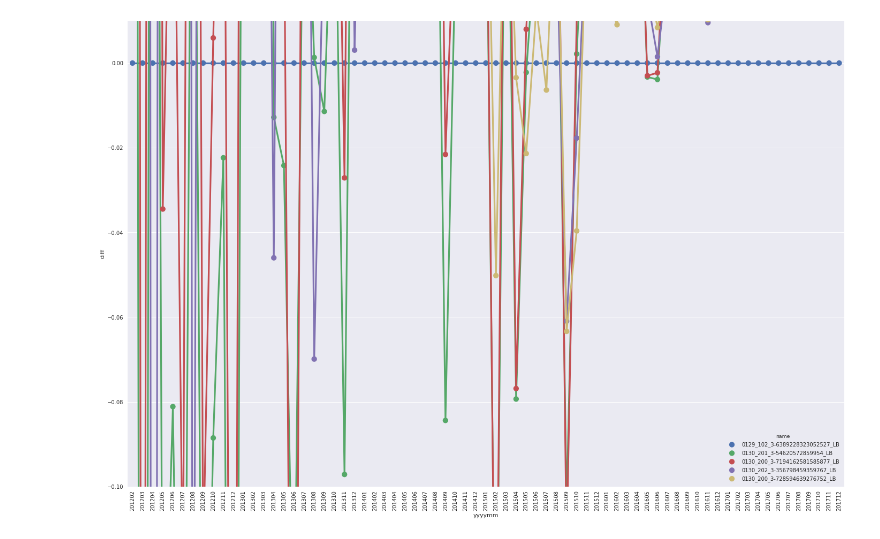
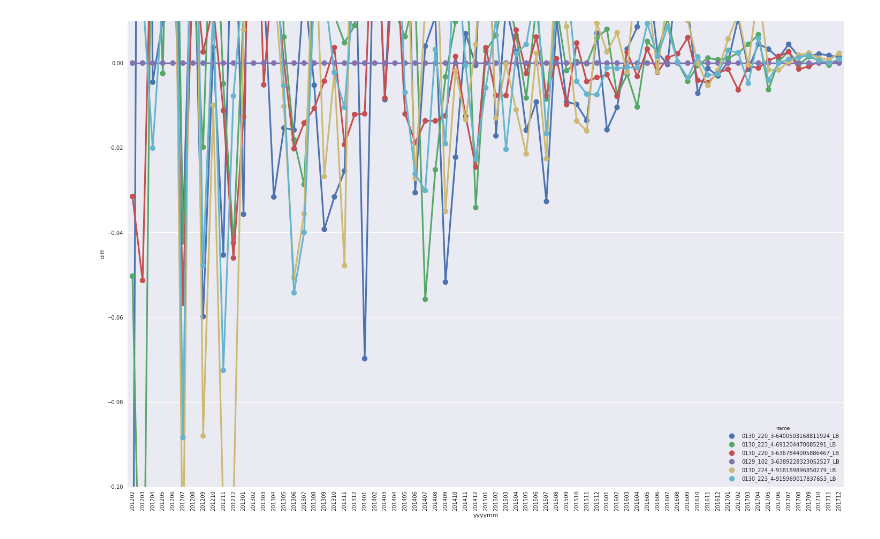
Before and after one commit to Chestnut1999/Elo-Recommendation-23place, a Jupyter notebook: jpy/205_elo_fam_score_viz.ipynb, the cells around one changed output. Drawn from its saved outputs; the diff is of its cells as text; code cells hidden in the pictures.

```diff
--- a/jpy/205_elo_fam_score_viz.ipynb
+++ b/jpy/205_elo_fam_score_viz.ipynb
@@ -31,7 +31,7 @@ ignore_list = [key, target, 'merchant_id', 'first_avtive_month']
 import glob
 from joblib import Parallel, delayed
 
-path_list = glob.glob('../stack/0130_20*.gz') + ['../stack/0129_102_stack_lgb_lr0.01_172feats_10seed_48leaves_iter992_OUT30.0965_CV3-6389228323052527_LB.gz']
+path_list = glob.glob('../stack/0130_22*.gz') + ['../stack/0129_102_stack_lgb_lr0.01_172feats_10seed_48leaves_iter992_OUT30.0965_CV3-6389228323052527_LB.gz']
 # path_list = glob.glob('../stack/*.gz')
 base = utils.read_df_pkl('../input/base_first*0*').set_index(key)
 base['first_active_month'].fillna('2017-3', inplace=True)
@@ -97,35 +97,35 @@ def get_fam_score(pred_col):
 
 fam_score_list = Parallel(n_jobs=-1)([delayed(get_fam_score)(pred_col) for pred_col in pred_cols])
 
 result = pd.concat(fam_score_list, axis=0)
 result['yyyymm'] = result['FAM'].map(lambda x: int(x.replace('-', '')))
 result['CV'] = result['CV'].astype('float64')
 result = result[result['name']!='0109_223_1-5465657344282366_LB']
 result.sort_values(by=['FAM', 'CV'], ascending=True, inplace=True)
 df_row = utils.row_number(df=result, level='FAM')
 df_row.head()
 
 
 viz_fam_min = '2012-01'
 bench = df_row[df_row['name']=='0129_102_3-6389228323052527_LB']
 bench = bench[bench['FAM']>=viz_fam_min]
 bench['row_no'] = 'bench'
 viz = df_row[df_row['row_no']<=10]
 viz = viz[viz['FAM']>=viz_fam_min]
 # viz = pd.concat([bench, viz], axis=0, ignore_index=True)
 
 bench.rename(columns={'CV':'bench', 'name':'bench_name'}, inplace=True)
-viz = viz.merge(bench, how='inner', on=['FAM', 'yyyymm'])
+viz = viz.merge(bench[['FAM', 'yyyymm', 'bench']], how='inner', on=['FAM', 'yyyymm'])
 viz['diff'] = viz['CV'] - viz['bench']
 
 plt.figure(figsize=(24, 16))
 # sns.pointplot(x="yyyymm", y="CV", hue="name", data=viz)
 sns.pointplot(x="yyyymm", y="diff", hue="name", data=viz)
 plt.xticks(rotation=90)
 plt.ylim([-0.1, 0.01])
 plt.show()
 # %% [output]
-[figure, old version]
+[figure, new version]
 # %%
 import shutil
 
```
Also changed, not shown: 6 other files.
